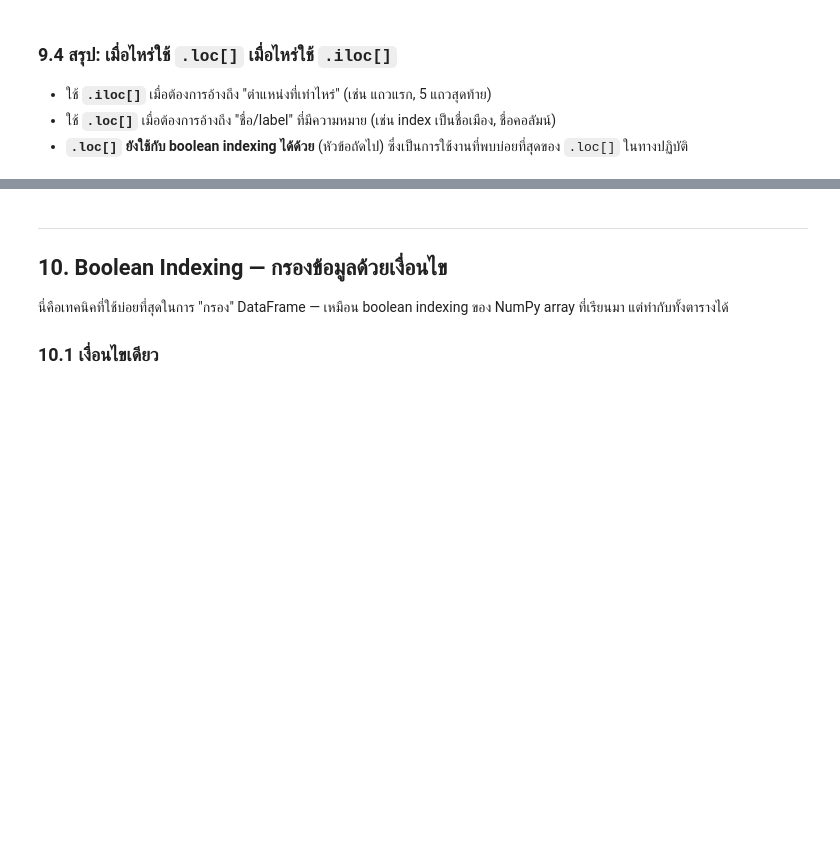
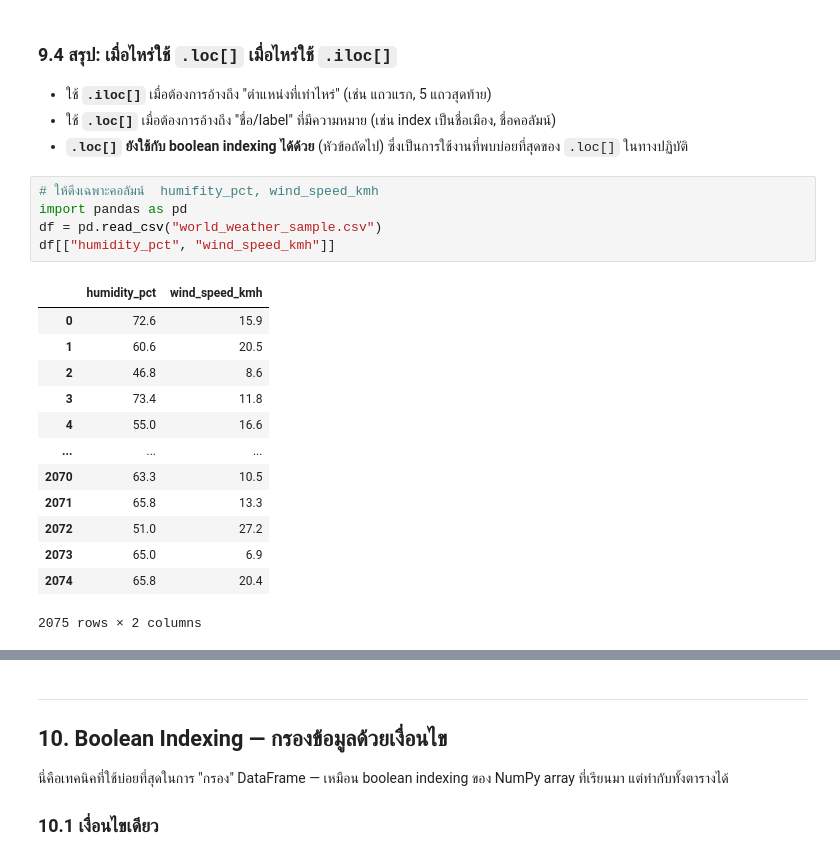
Before and after one commit to thanakppm/Thanakorn_Phongphet_683020572-7, a Jupyter notebook: SC612104_Session08_Pandas_Basics.ipynb, the cells around one changed output, grey strips where cells are left out. Saved outputs shown, nothing was run; the diff lists cells and outputs as text; blank space fills up the shorter version.

```diff
--- a/SC612104_Session08_Pandas_Basics.ipynb
+++ b/SC612104_Session08_Pandas_Basics.ipynb
@@ -515,3 +551,22 @@ print(df_city_index.iloc[0])
 - ใช้ **`.iloc[]`** เมื่อต้องการอ้างถึง "ตำแหน่งที่เท่าไหร่" (เช่น แถวแรก, 5 แถวสุดท้าย)
 - ใช้ **`.loc[]`** เมื่อต้องการอ้างถึง "ชื่อ/label" ที่มีความหมาย (เช่น index เป็นชื่อเมือง, ชื่อคอลัมน์)
 - **`.loc[]` ยังใช้กับ boolean indexing ได้ด้วย** (หัวข้อถัดไป) ซึ่งเป็นการใช้งานที่พบบ่อยที่สุดของ `.loc[]` ในทางปฏิบัติ
+# %%
+# ให้ดึงเฉพาะคอลัมน์  humifity_pct, wind_speed_kmh
+import pandas as pd
+df = pd.read_csv("world_weather_sample.csv")
+df[["humidity_pct", "wind_speed_kmh"]]
+# %% [output]
+|  | humidity_pct | wind_speed_kmh |
+| 0 | 72.6 | 15.9 |
+| 1 | 60.6 | 20.5 |
+| 2 | 46.8 | 8.6 |
+| 3 | 73.4 | 11.8 |
+| 4 | 55.0 | 16.6 |
+| ... | ... | ... |
+| 2070 | 63.3 | 10.5 |
+| 2071 | 65.8 | 13.3 |
+| 2072 | 51.0 | 27.2 |
+| 2073 | 65.0 | 6.9 |
+| 2074 | 65.8 | 20.4 |
+2075 rows × 2 columns
```
Also changed, not shown: parts of 9 cells of this notebook.
